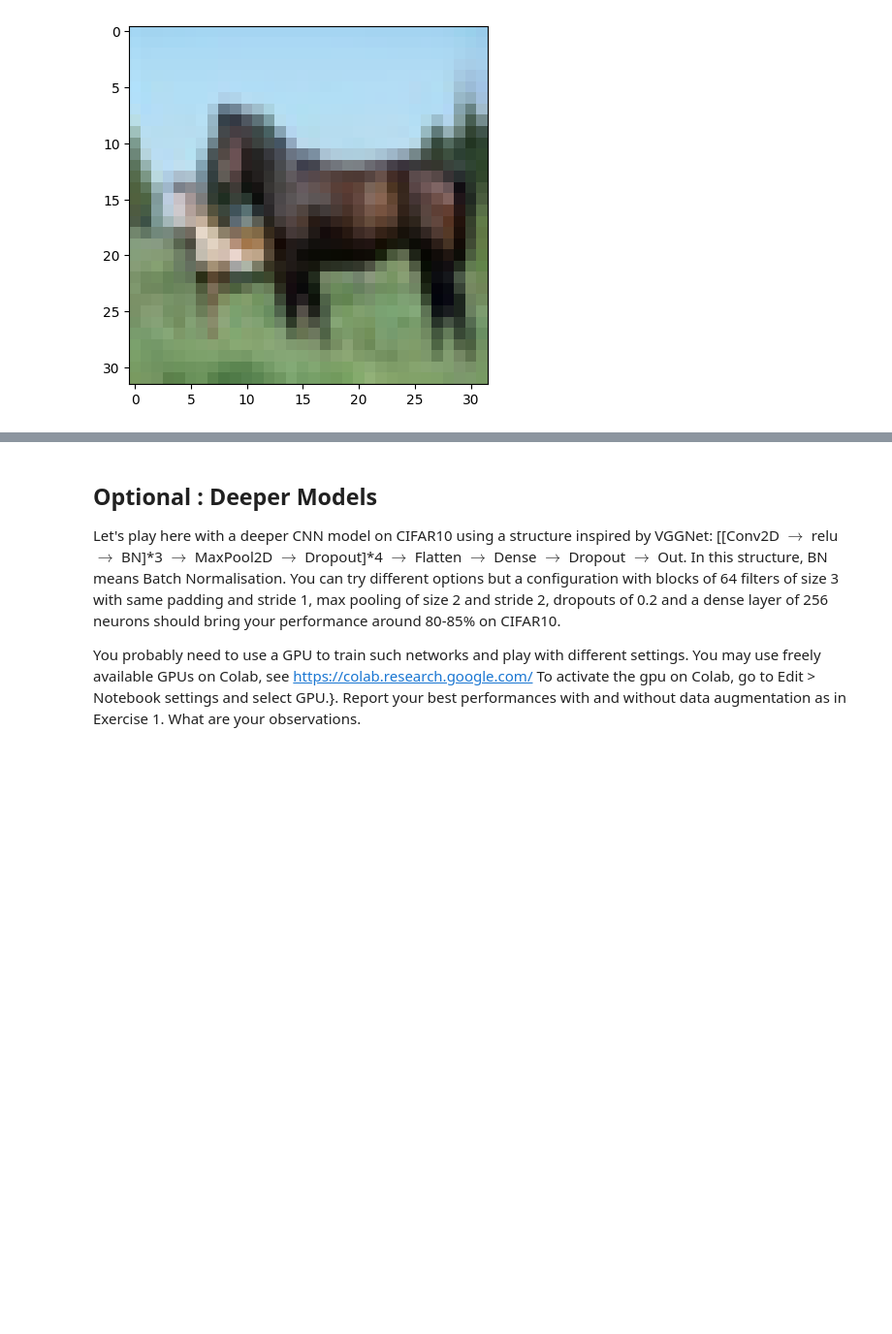
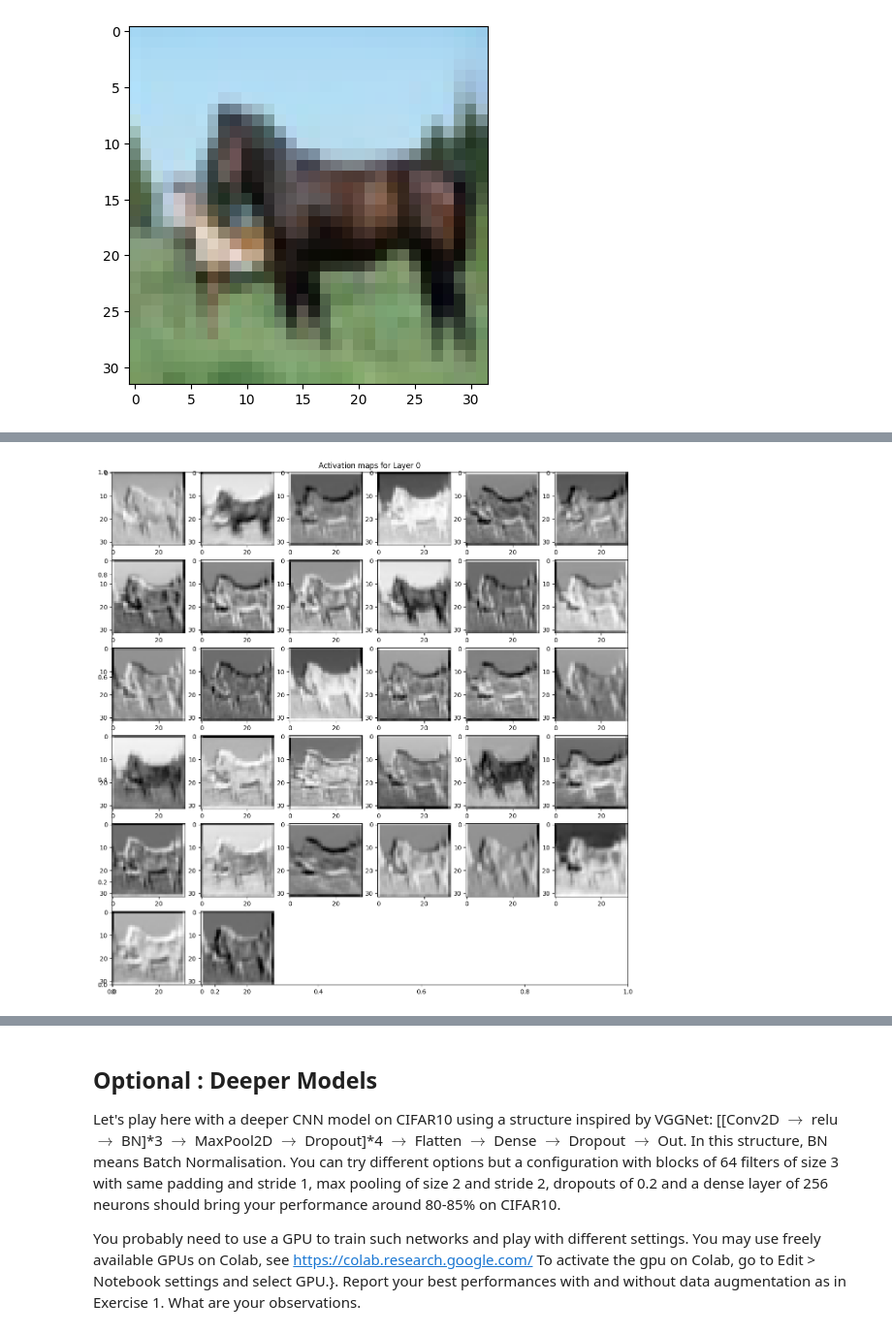
Before and after one commit to ayomeer/DeLearn, a Jupyter notebook: DL-PW-06/CIFAR10-CNN_data_augmentation_stud_TF.ipynb, the cells around one changed output, grey strips where cells are left out. Shown at 97% size. Cells and saved outputs as stored; diff of their text form; code cells hidden in the pictures; blank space fills up the shorter version.

```diff
--- a/DL-PW-06/CIFAR10-CNN_data_augmentation_stud_TF.ipynb
+++ b/DL-PW-06/CIFAR10-CNN_data_augmentation_stud_TF.ipynb
@@ -305,12 +320,24 @@ plt.show()
 #  Hints : use subplots to have a grid of images, use for loops to avoid code repetition.
 from tensorflow.keras import models
 
-layer_1st_conv = cnn1.layers[0].output
+def visualize_filters(model, image, layer_idx, nr_cols=6):
+    layer = model.layers[layer_idx].output
+    inputs = keras.Input(shape=(32,32,3))
 
-activation_model = models.Model(inputs=cnn1.input, outputs=layer_1st_conv)
-test_im1 = test_im1.reshape(1, 32, 32, 1)
-first_layer_activation = activation_model.predict(test_im1)
+    activation_model = models.Model(inputs=model.inputs, outputs=layer)
+    image = image.reshape(1, 32, 32, 3)
 
+    activation = activation_model.predict(image)
 
+    nr_filters = activation.shape[-1]
+    nr_rows = int(np.ceil(nr_filters/nr_cols))
+    plt.figure(figsize=(15,15))
+    plt.title(f"Activation maps for Layer {layer_idx}")
+    for i in range(nr_filters):
+        plt.subplot(nr_rows, nr_cols, i+1)
+        plt.imshow(activation[0, :, :, i], cmap='Greys')
+
+# first conv layer
+visualize_filters(cnn1, test_im1, 0)
 #  Use the code shown in-class to perform this exercise
 # %% [output]
@@ -317,0 +345 @@ ValueError: The layer sequential has never been called and thus has no defined i
+[figure, added]
```
Also changed, not shown: parts of 19 cells of this notebook, 1 other file.
